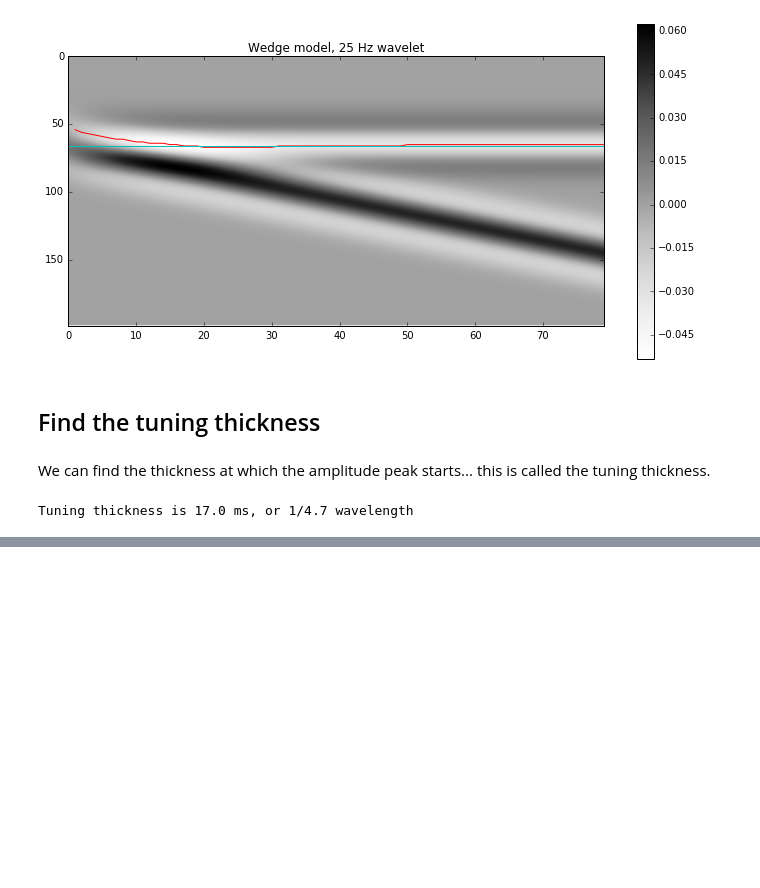
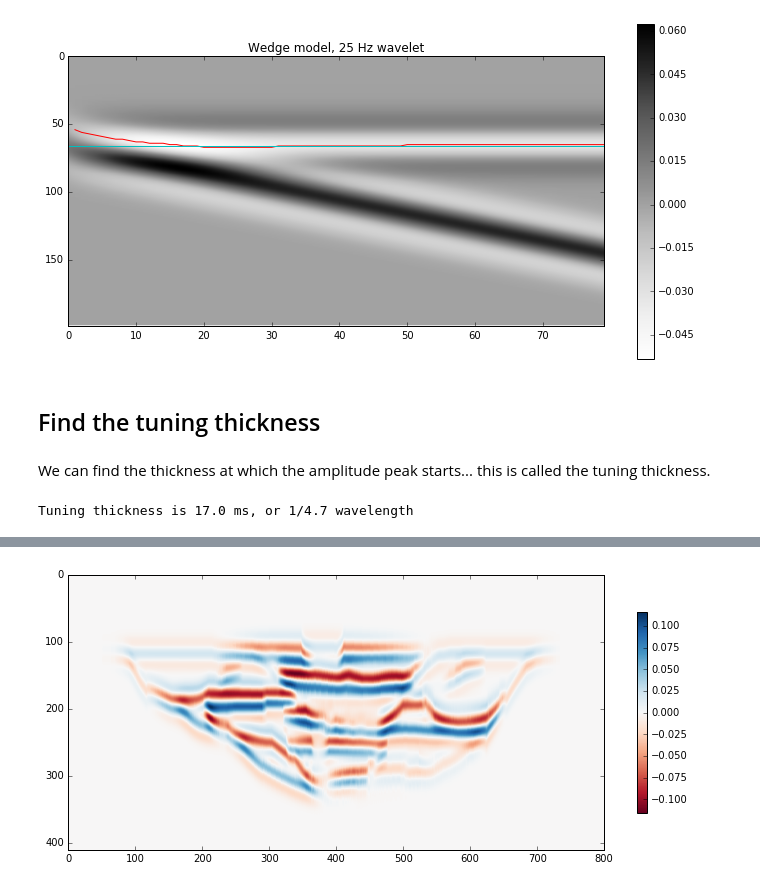
Before and after one commit to ymustc/geocomputing, a Jupyter notebook: notebooks/Synthetic_wedge.ipynb, the cells around one changed output, grey strips where cells are left out. Saved outputs shown, nothing was run; the diff lists cells and outputs as text; code cells hidden in the pictures; blank space fills up the shorter version.

```diff
--- a/notebooks/Synthetic_wedge.ipynb
+++ b/notebooks/Synthetic_wedge.ipynb
@@ -146,0 +164,2 @@ Tuning thickness is 17.0 ms, or 1/4.7 wavelength
+# %%
+imp = np.apply_along_axis(np.mean, -1, img)
@@ -147,3 +168,15 @@ Tuning thickness is 17.0 ms, or 1/4.7 wavelength
+# %%
+rc = make_rc(imp)
+synth = np.apply_along_axis(convolve,
+                            axis=0,
+                            arr=rc)
+# %%
+plt.figure(figsize=(12,12))
+plt.imshow(synth, cmap="RdBu")
+plt.colorbar(shrink=0.3)
+plt.show()
+# %% [output]
+[figure, added]
 # %% [markdown]
 <hr />
 
```
Also changed, not shown: parts of 8 cells of this notebook, 15 other files.
